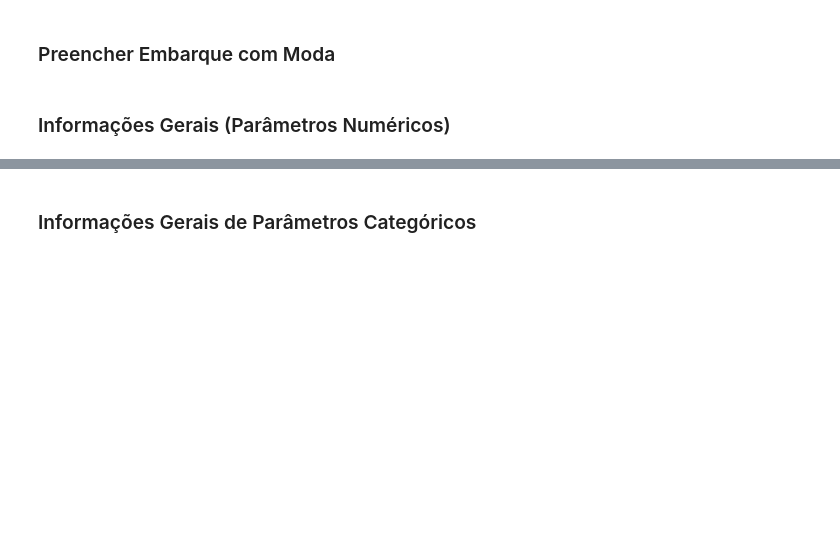
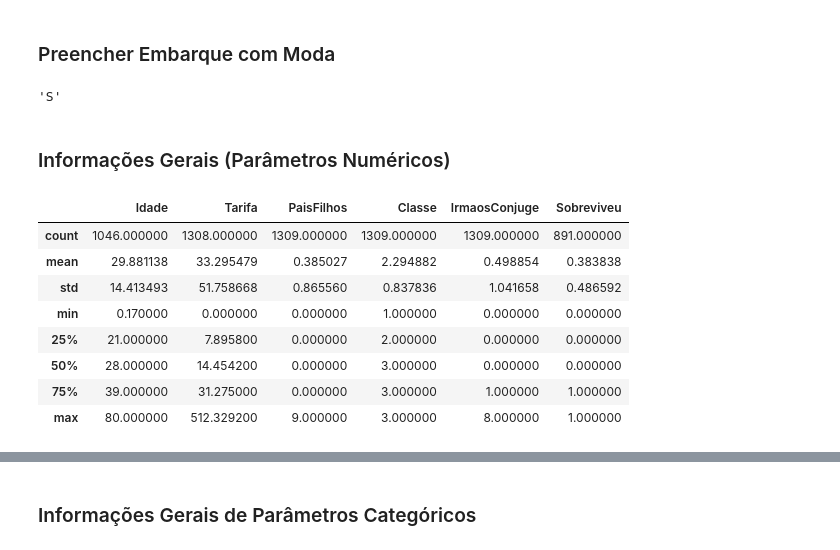
Before and after one commit to phillrog/py-machine-learning, a Jupyter notebook: notebooks/11 - Classificação Técnicas Avançadas de ML/Classificacao Tecnicas Avancadas de ML.ipynb, the cells around one changed output, grey strips where cells are left out. Saved outputs shown, nothing was run; the diff lists cells and outputs as text; code cells hidden in the pictures; blank space fills up the shorter version.

Commit message:
preenchimento do embarque com a moda

```diff
--- a/notebooks/11 - Classificação Técnicas Avançadas de ML/Classificacao Tecnicas Avancadas de ML.ipynb
+++ b/notebooks/11 - Classificação Técnicas Avançadas de ML/Classificacao Tecnicas Avancadas de ML.ipynb
@@ -192,8 +207,27 @@ memory usage: 122.7+ KB
 <a name="numinfo"></a>
 # %% [markdown]
 ### Preencher Embarque com Moda
+# %%
+moda_embarque = data['Embarque'].mode()[0]
+moda_embarque
+# %% [output]
+'S'
+# %%
+data['Embarque'].fillna(moda_embarque, inplace=True)
 # %% [markdown]
 ### Informações Gerais (Parâmetros Numéricos)
+# %%
+data.describe()
+# %% [output]
+|  | Idade | Tarifa | PaisFilhos | Classe | IrmaosConjuge | Sobreviveu |
+| count | 1046.000000 | 1308.000000 | 1309.000000 | 1309.000000 | 1309.000000 | 891.000000 |
+| mean | 29.881138 | 33.295479 | 0.385027 | 2.294882 | 0.498854 | 0.383838 |
+| std | 14.413493 | 51.758668 | 0.865560 | 0.837836 | 1.041658 | 0.486592 |
+| min | 0.170000 | 0.000000 | 0.000000 | 1.000000 | 0.000000 | 0.000000 |
+| 25% | 21.000000 | 7.895800 | 0.000000 | 2.000000 | 0.000000 | 0.000000 |
+| 50% | 28.000000 | 14.454200 | 0.000000 | 3.000000 | 0.000000 | 0.000000 |
+| 75% | 39.000000 | 31.275000 | 0.000000 | 3.000000 | 1.000000 | 1.000000 |
+| max | 80.000000 | 512.329200 | 9.000000 | 3.000000 | 8.000000 | 1.000000 |
 # %% [markdown]
  <a name="catinfo"></a>
 # %% [markdown]
```
Also changed, not shown: parts of 1 cell of this notebook.
